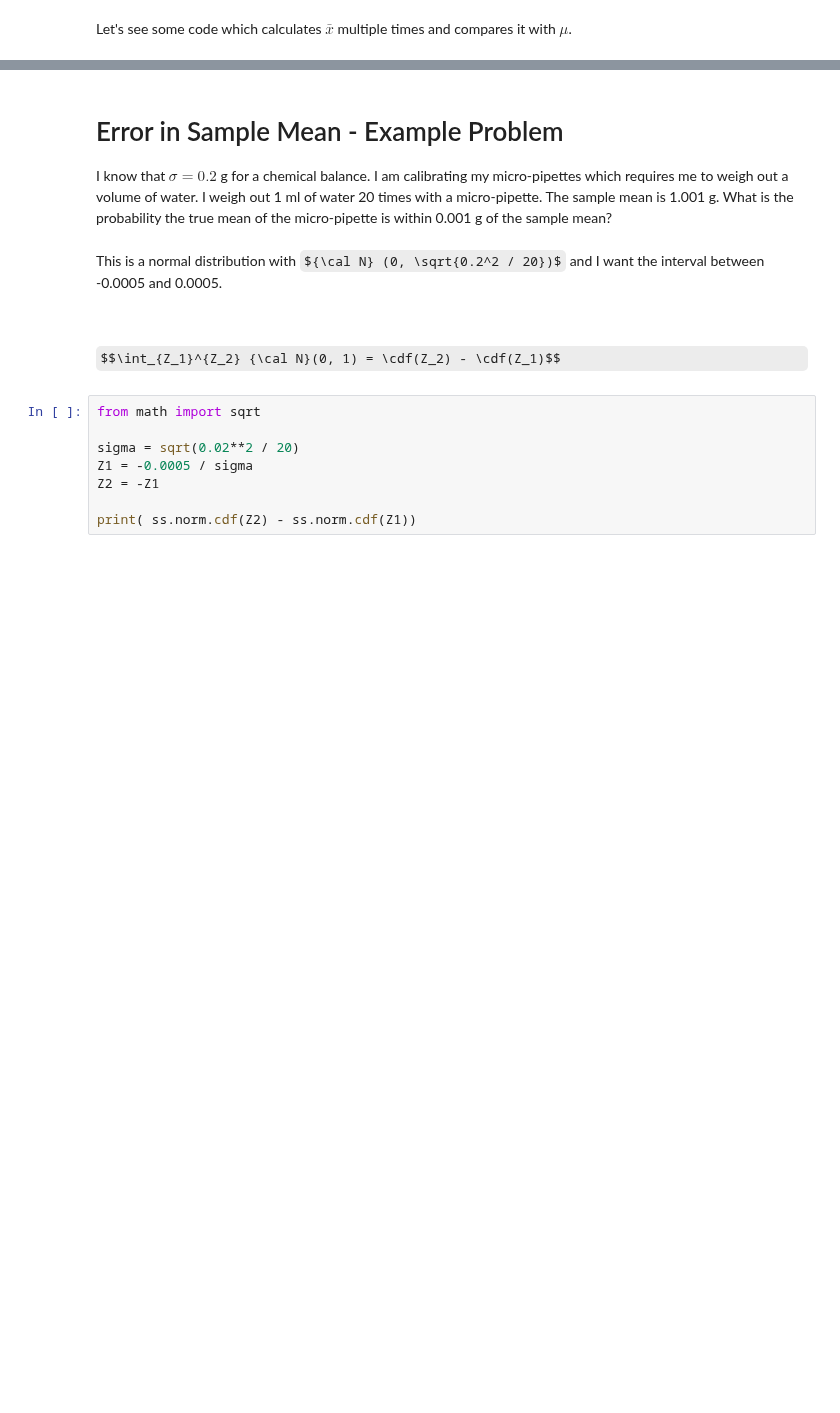
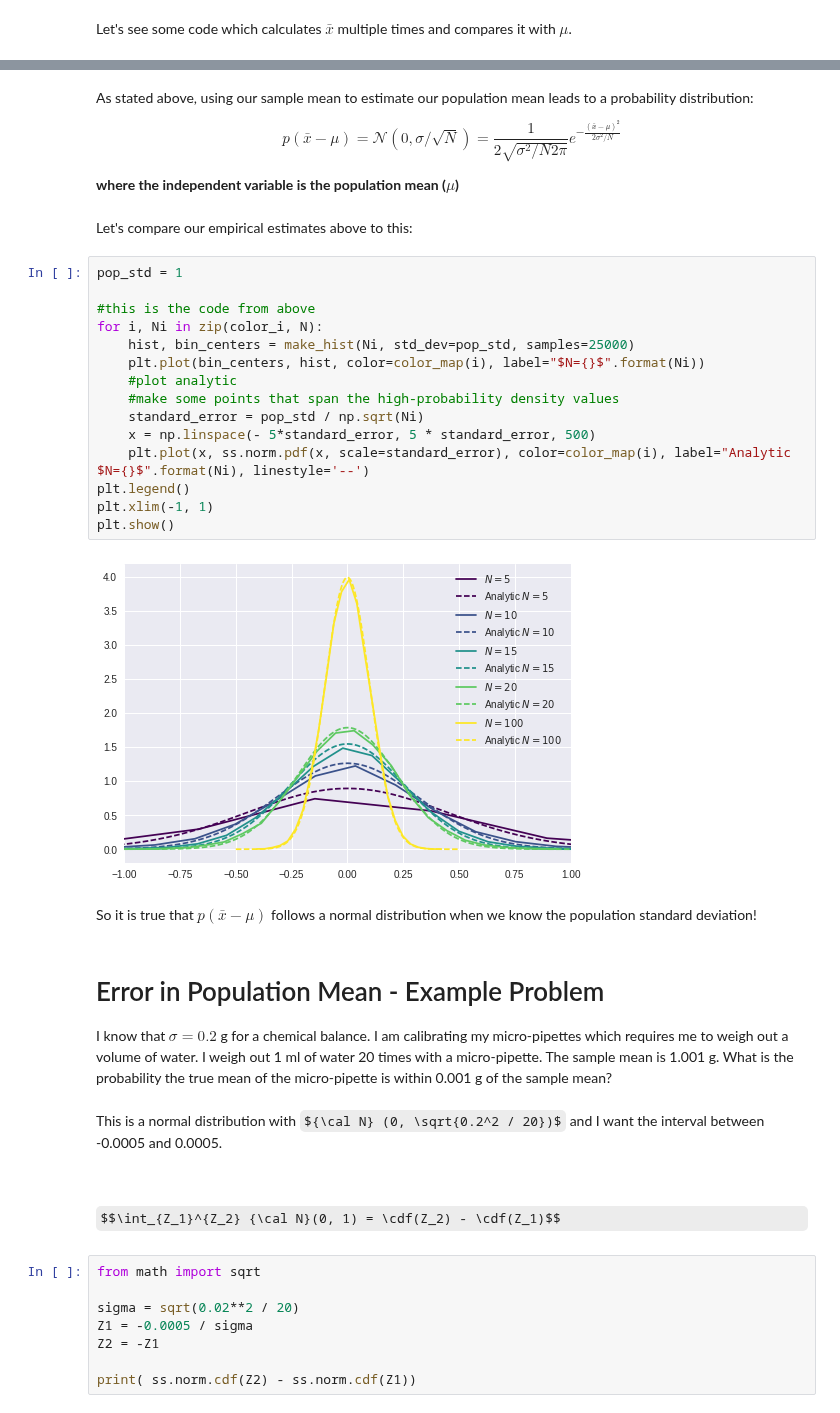
Before and after one commit to whitead/numerical_stats, a Jupyter notebook: unit_8/lectures/lecture_1.ipynb, the cells around one changed output, grey strips where cells are left out. Saved outputs shown, nothing was run; the diff lists cells and outputs as text; some formulas as TeX source; blank space fills up the shorter version.

```diff
--- a/unit_8/lectures/lecture_1.ipynb
+++ b/unit_8/lectures/lecture_1.ipynb
@@ -250,5 +259,34 @@ $$\sigma_e = \frac{\sigma}{\sqrt{N}} $$
+# %% [markdown]
+As stated above, using our sample mean to estimate our population mean leads to a probability distribution:
+
+$$
+p(\bar{x} - \mu) = \mathcal{N}(0, \sigma / \sqrt{N}) = \frac{1}{2\sqrt{\sigma^2 / N 2\pi}} e^{-\frac{\left(\bar{x} - \mu\right)^2}{2\sigma^2 / N}}
+$$
+
+**where the independent variable is the population mean ($\mu$)**
+# %% [markdown]
+Let's compare our empirical estimates above to this:
+# %%
+pop_std = 1
+
+#this is the code from above
+for i, Ni in zip(color_i, N):
+    hist, bin_centers = make_hist(Ni, std_dev=pop_std, samples=25000)
+    plt.plot(bin_centers, hist, color=color_map(i), label="$N={}$".format(Ni))
+    #plot analytic
+    #make some points that span the high-probability density values
+    standard_error = pop_std / np.sqrt(Ni)
+    x = np.linspace(- 5*standard_error, 5 * standard_error, 500)
+    plt.plot(x, ss.norm.pdf(x, scale=standard_error), color=color_map(i), label="Analytic $N={}$".format(Ni), linestyle='--')
+plt.legend()
+plt.xlim(-1, 1)
+plt.show()
+# %% [output]
+[figure, added]
+# %% [markdown]
+So it is true that $p(\bar{x} - \mu)$ follows a normal distribution when we know the population standard deviation!
 # %% [markdown]
-Error in Sample Mean - Example Problem
+Error in Population Mean - Example Problem
 ====
 
 I know that $\sigma = 0.2$ g for a chemical balance. I am calibrating my micro-pipettes which requires me to weigh out a volume of water. I weigh out 1 ml of water 20 times with a micro-pipette. The sample mean is 1.001 g. What is the probability the true mean of the micro-pipette is within 0.001 g of the sample mean?
```
Also changed, not shown: parts of 27 cells of this notebook, 1 other file.
